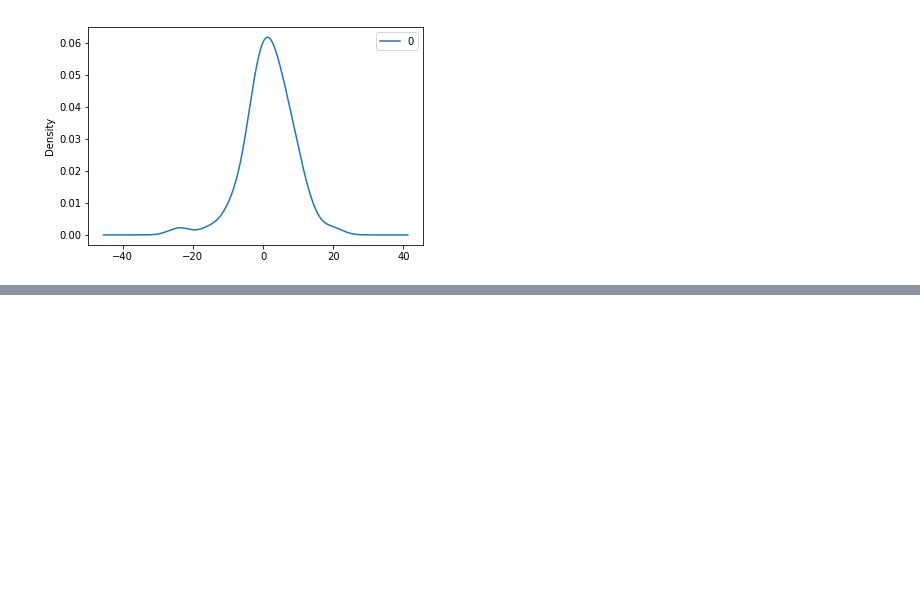
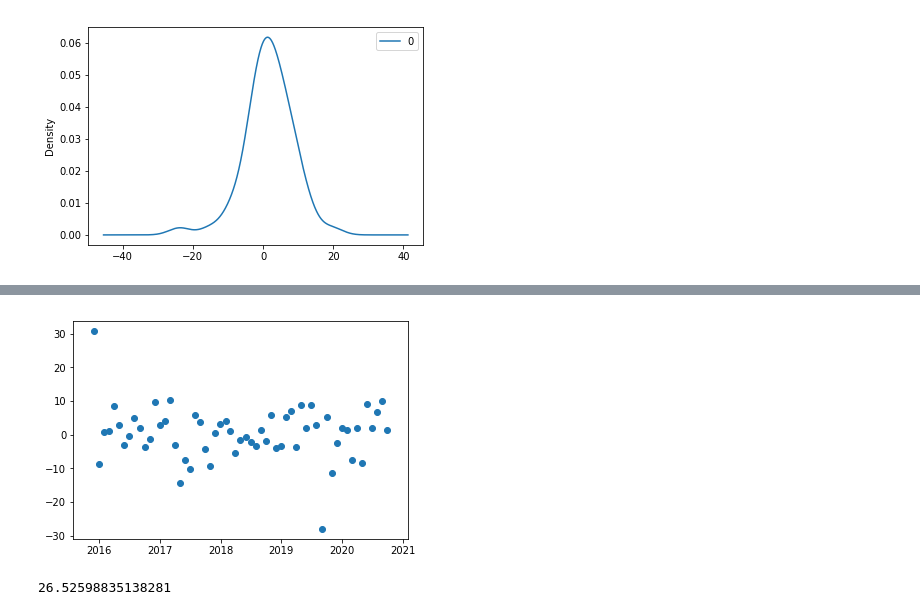
Before and after one commit to rejaneol/iron_ore_price_forecasting, a Jupyter notebook: iron-ore-prices-forecasting.ipynb, the cells around one changed output, grey strips where cells are left out. Drawn from its saved outputs; the diff is of its cells as text; code cells hidden in the pictures; blank space fills up the shorter version.

```diff
--- a/iron-ore-prices-forecasting.ipynb
+++ b/iron-ore-prices-forecasting.ipynb
@@ -612,0 +702,10 @@ plt.show()
+# %%
+# Plotting the residues
+plt.scatter(train.index,arima.resid());
+# %% [output]
+[figure, added]
+# %%
+# Metrics: SMAPE
+pm.metrics.smape(y_test, forecasts)
+# %% [output]
+26.52598835138281
```
Also changed, not shown: parts of 40 cells of this notebook.
